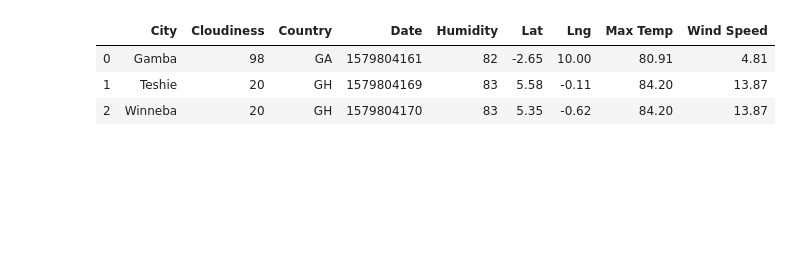
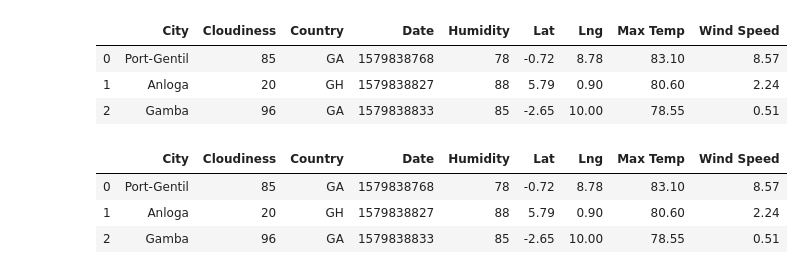
Before and after one commit to VallieTracy/Global-Weather-Analysis, a Jupyter notebook: WeatherPy/VacationPy.ipynb, the cells around one changed output. Drawn from its saved outputs; the diff is of its cells as text; code cells hidden in the pictures; blank space fills up the shorter version.

```diff
--- a/WeatherPy/VacationPy.ipynb
+++ b/WeatherPy/VacationPy.ipynb
@@ -63,12 +72,28 @@ fig
 # %%
-temp_df = cities_df.loc[(cities_df["Max Temp"] > 40) &
-                        (cities_df["Humidity"] < 84) &
-                        (cities_df["Wind Speed"] < 5) |
-                        (cities_df["Wind Speed"] > 13), :].reset_index()
-temp_df = temp_df[["City", "Cloudiness", "Country", "Date", "Humidity", "Lat", "Lng", "Max Temp", "Wind Speed"]]
-temp_df
+specs_df = cities_df.loc[(cities_df["Max Temp"] > 40) &
+                        (cities_df["Humidity"] < 93) &
+                        (cities_df["Wind Speed"] < 3) |
+                        (cities_df["Wind Speed"] > 8), :].reset_index()
+specs_df = specs_df[["City", "Cloudiness", "Country", "Date", "Humidity", "Lat", "Lng", "Max Temp", "Wind Speed"]]
+specs_df
 # %% [output]
 |  | City | Cloudiness | Country | Date | Humidity | Lat | Lng | Max Temp | Wind Speed |
-| 0 | Gamba | 98 | GA | 1579804161 | 82 | -2.65 | 10.00 | 80.91 | 4.81 |
-| 1 | Teshie | 20 | GH | 1579804169 | 83 | 5.58 | -0.11 | 84.20 | 13.87 |
-| 2 | Winneba | 20 | GH | 1579804170 | 83 | 5.35 | -0.62 | 84.20 | 13.87 |
+| 0 | Port-Gentil | 85 | GA | 1579838768 | 78 | -0.72 | 8.78 | 83.10 | 8.57 |
+| 1 | Anloga | 20 | GH | 1579838827 | 88 | 5.79 | 0.90 | 80.60 | 2.24 |
+| 2 | Gamba | 96 | GA | 1579838833 | 85 | -2.65 | 10.00 | 78.55 | 0.51 |
+# %%
+nan_df = specs_df[specs_df.isna().any(axis=1)]
+nan_df
+
+hotel_df = specs_df.dropna()
+hotel_df
+
+#try this on the larger dataframe
+#cities_nan = cities_df[cities_df.isna().any(axis=1)]
+#cities_nan
+#if there are nan values, then save by coding cities_df = cities_df.dropna()
+# %% [output]
+|  | City | Cloudiness | Country | Date | Humidity | Lat | Lng | Max Temp | Wind Speed |
+| 0 | Port-Gentil | 85 | GA | 1579838768 | 78 | -0.72 | 8.78 | 83.10 | 8.57 |
+| 1 | Anloga | 20 | GH | 1579838827 | 88 | 5.79 | 0.90 | 80.60 | 2.24 |
+| 2 | Gamba | 96 | GA | 1579838833 | 85 | -2.65 | 10.00 | 78.55 | 0.51 |
```
Also changed, not shown: parts of 6 cells of this notebook, 7 other files.
